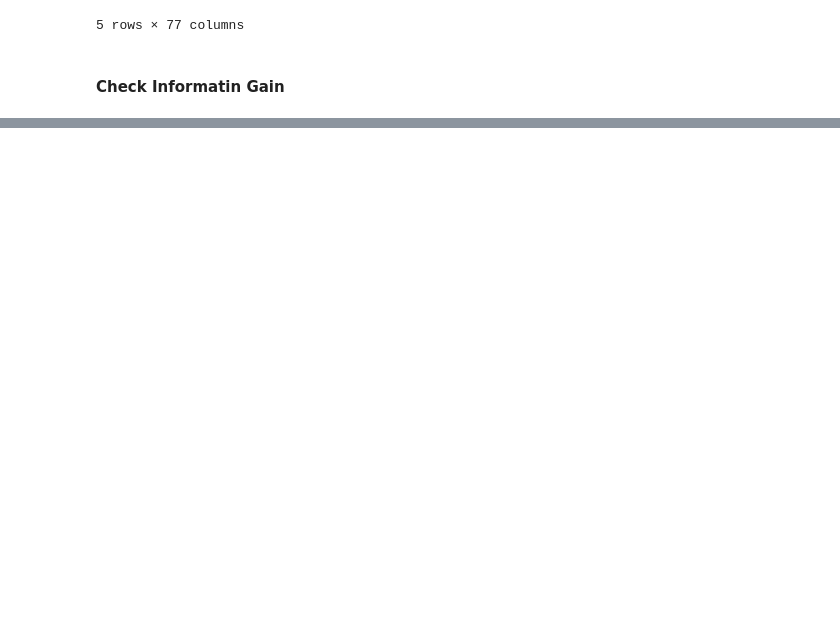
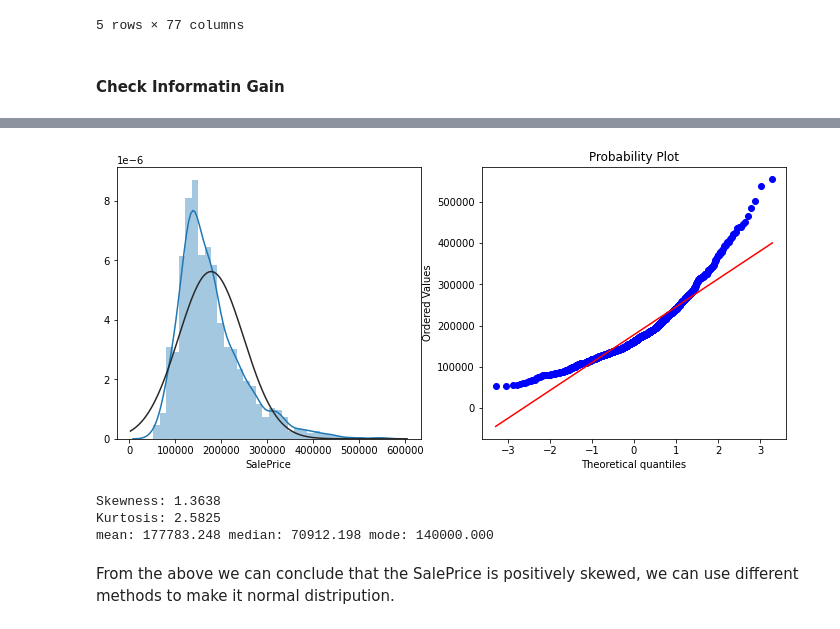
Before and after one commit to Princekrampah/FeatureEngineering, a Jupyter notebook: housePriceCompetition/Advanced_Linear_Regression_Technique_Competition.ipynb, the cells around one changed output, grey strips where cells are left out. Saved outputs shown, nothing was run; the diff lists cells and outputs as text; code cells hidden in the pictures; blank space fills up the shorter version.

```diff
--- a/housePriceCompetition/Advanced_Linear_Regression_Technique_Competition.ipynb
+++ b/housePriceCompetition/Advanced_Linear_Regression_Technique_Competition.ipynb
@@ -502,0 +624,4 @@ plot_mi_scores(mi_scores[:20])
+# %%
+df_train = df_train.drop(cat_feats_nominal, axis= 'columns')
+# %%
+df_train = pd.concat([df_train, cat_feats_nominal_one_hot_encoded], axis = 1)
@@ -502,0 +656,27 @@ plot_mi_scores(mi_scores[:20])
+# %%
+y_train = df_train['SalePrice']
+def probplot_distplot(y_train):
+    fig, axes = plt.subplots(1, 2, figsize = (12, 5))
+    sns.distplot(y_train, fit = stats.norm, ax = axes[0])
+
+    # Probability plot
+    stats.probplot(y_train, plot = axes[1])
+    plt.show()
+# %%
+def skew_kurt(y_train):
+    print("Skewness: {:.4f}".format(abs(y_train).skew()))
+    print("Kurtosis: {:.4f}".format(abs(y_train).kurt()))
+    (mu, sigma) = stats.norm.fit(y_train)
+    mode = stats.mode(y_train)[0][0]
+
+    print("mean: {:.3f} median: {:.3f} mode: {:.3f}".format(mu, sigma, mode))
+# %%
+probplot_distplot(y_train)
+skew_kurt(y_train)
+# %% [output]
+[figure, added]
+Skewness: 1.3638
+Kurtosis: 2.5825
+mean: 177783.248 median: 70912.198 mode: 140000.000
+# %% [markdown]
+From the above we can conclude that the SalePrice is positively skewed, we can use different methods to make it normal distripution.
```
Also changed, not shown: parts of 41 cells of this notebook.
